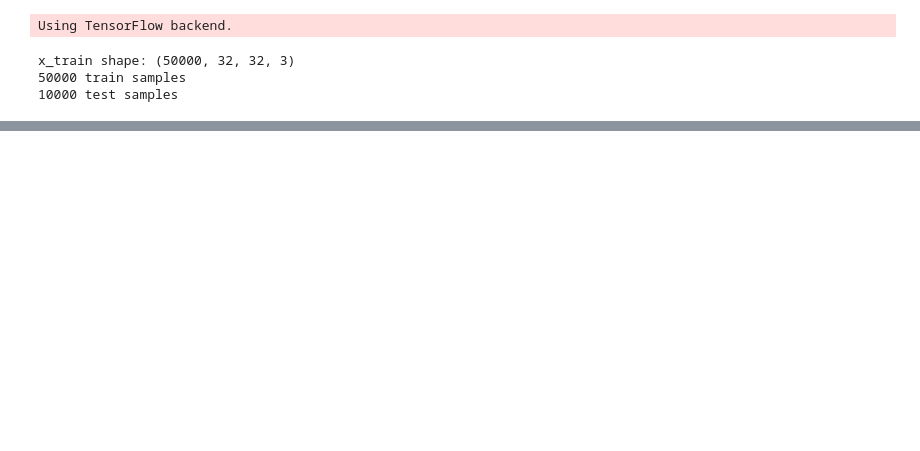
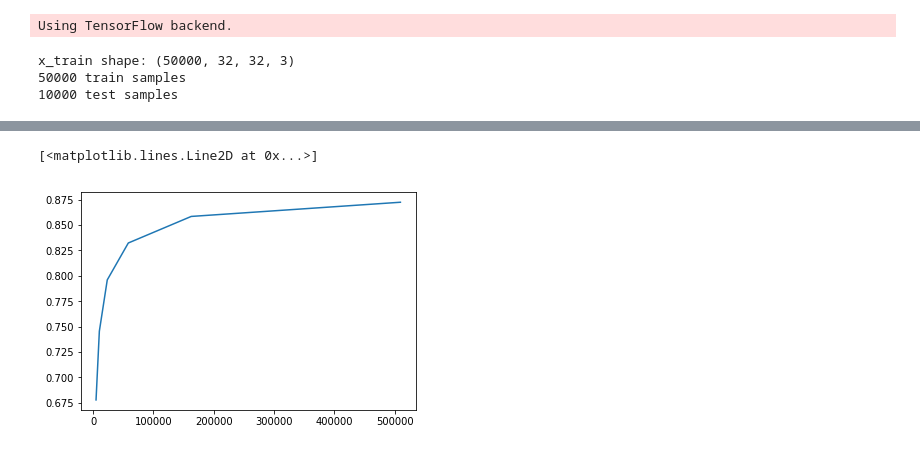
Before and after one commit to AlexStasik/UniquenessOfCNNLearning, a Jupyter notebook: code/cifar5_find_smallest_network.ipynb, the cells around one changed output, grey strips where cells are left out. Saved outputs shown, nothing was run; the diff lists cells and outputs as text; code cells hidden in the pictures; blank space fills up the shorter version.

```diff
--- a/code/cifar5_find_smallest_network.ipynb
+++ b/code/cifar5_find_smallest_network.ipynb
@@ -285,0 +258,17 @@ def set_up_model2(lr=1e-3, nfilters=[2, 4, 8], ndense=32):
+# %%
+accs_const = []
+params_const = []
+accs_exp = []
+params_exp = []
+
+for i in range(3):
+    accs_const.append(best_acc_const[i*6:(i+1)*6])
+    params_const.append(const_params[i*6:(i+1)*6])
+for i in range(3):
+    accs_exp.append(best_acc_exp[i*6:(i+1)*6])
+    params_exp.append(exp_params[i*6:(i+1)*6])
+# %%
+plt.plot(params_exp[0], accs_exp[0])
+# %% [output]
+[<matplotlib.lines.Line2D at 0x...>]
+[figure, added]
```
Also changed, not shown: parts of 20 cells of this notebook.
